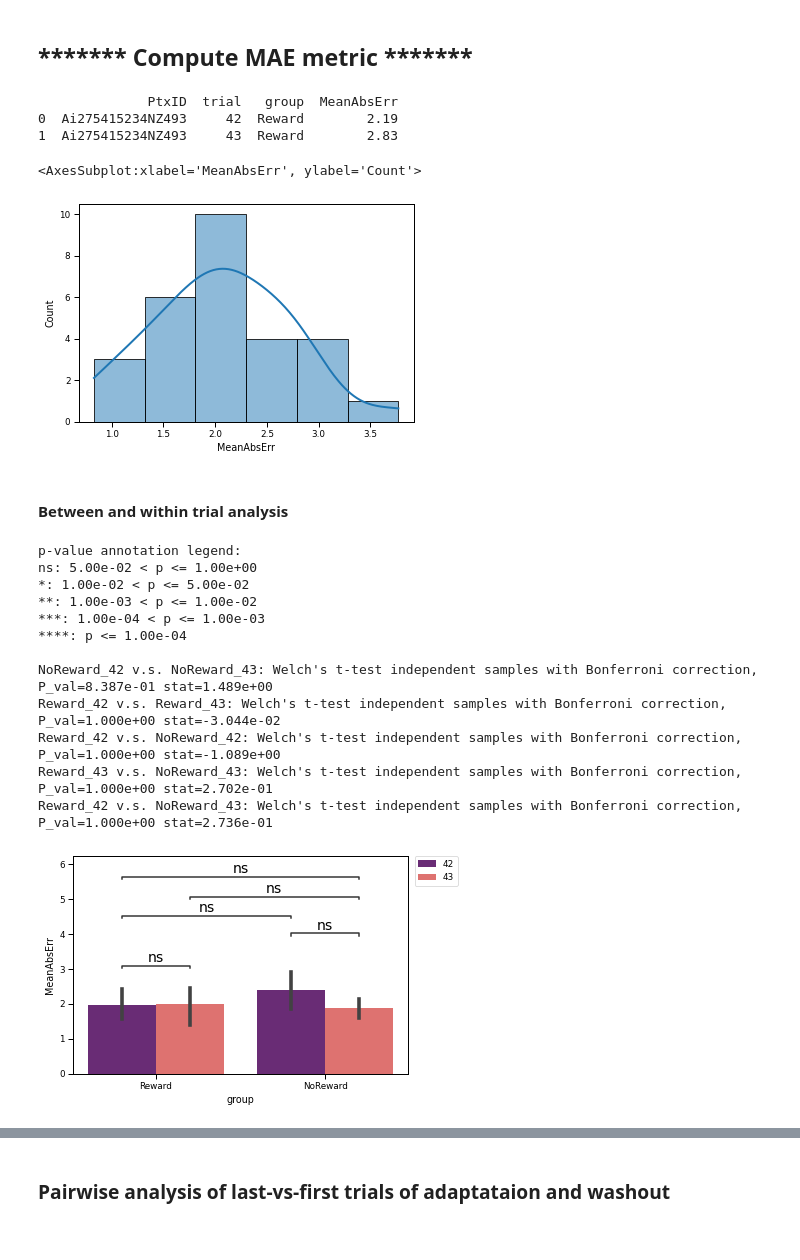
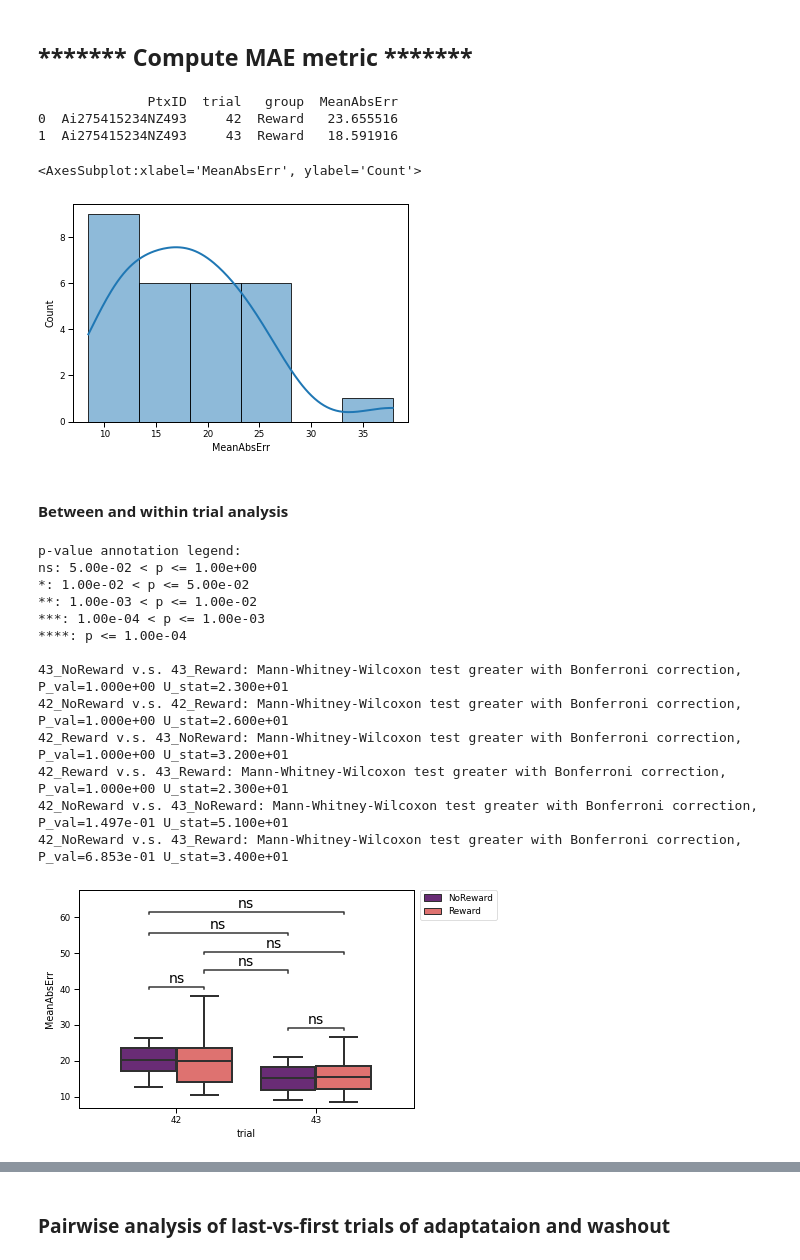
Before and after one commit to DiarKarim/SubEscape, a Jupyter notebook: SubEscape_Data_Analysis/SubEsc_Analysis.ipynb, the cells around one changed output, grey strips where cells are left out. Cells and saved outputs as stored; diff of their text form; code cells hidden in the pictures.

```diff
--- a/SubEscape_Data_Analysis/SubEsc_Analysis.ipynb
+++ b/SubEscape_Data_Analysis/SubEsc_Analysis.ipynb
@@ -42,10 +45,10 @@ sns.set_context("paper", rc = paper_rc)
 import os
 path = os.getcwd() + "/"
 print(path)
-path2Figures = path + '/Figure/'
+path2Figures = path + 'Figure/'
 print(path2Figures)
 
-path = "C:/Users/PC/Documents/Projects/Github/SubEscape/SubEscape_Data_Analysis/"
-path2Figures = "C:/Users/PC/Documents/Projects/Github/SubEscape/SubEscape_Data_Analysis/Figure/"
+# path = "C:/Users/PC/Documents/Projects/Github/SubEscape/SubEscape_Data_Analysis/"
+# path2Figures = "C:/Users/PC/Documents/Projects/Github/SubEscape/SubEscape_Data_Analysis/Figure/"
 # %% [output]
 C:\Users\PC\Documents\Projects\Github\SubEscape\SubEscape_Data_Analysis/
@@ -1792,9 +1900,9 @@ df_sub_alls.head(5)
 ## ******* Compute MAE metric *******
 # %%
 # This way uses groupby and seems to work
-# mabsErr = df_sub_alls.groupby(['PtxID','trial','group']).apply(lambda x: MeanAbsError(x.Target.dropna(), x.Dial_Raw.dropna()))
+mabsErr = df_sub_alls.groupby(['PtxID','trial','group']).apply(lambda x: MeanAbsError(x.Target.dropna(), x.Dial_Raw.dropna()))
 # mabsErr = df_sub_alls.groupby(['PtxID','trial','group']).apply(lambda x: MeanAbsError(x.Target.dropna(), x.Dial_Recon.dropna()))
-mabsErr = df_sub_alls.groupby(['PtxID','trial','group']).apply(lambda x: ManhattanErr(VelocityCompute(x[0:300].Dial_Raw.dropna()), VelocityCompute(x[0:300].Target.dropna())))
+# mabsErr = df_sub_alls.groupby(['PtxID','trial','group']).apply(lambda x: ManhattanErr(VelocityCompute(x[0:300].Dial_Raw.dropna()), VelocityCompute(x[0:300].Target.dropna())))
 
 # Convert series to dataframe using reset_index function, which does the job very well
 MeanAbsErrDF = mabsErr.reset_index()[:]
@@ -1806,9 +1914,9 @@ print(MeanAbsErrDF.head(2))
 sns.histplot(x='MeanAbsErr', data=MeanAbsErrDF, kde=True)
 # %% [output]
               PtxID  trial   group  MeanAbsErr
-0  Ai275415234NZ493     42  Reward        2.19
-1  Ai275415234NZ493     43  Reward        2.83
+0  Ai275415234NZ493     42  Reward   23.655516
+1  Ai275415234NZ493     43  Reward   18.591916
 <AxesSubplot:xlabel='MeanAbsErr', ylabel='Count'>
-[figure, old version]
+[figure, new version]
 # %% [markdown]
 #### Between and within trial analysis
@@ -1815,36 +1946,45 @@ sns.histplot(x='MeanAbsErr', data=MeanAbsErrDF, kde=True)
 # %%
-x = 'group'
+x = 'trial'
 y = 'MeanAbsErr'
-hue = 'trial'
-# hue_order = [42,43]
+hue = 'group'
+hue_order = ['NoReward','Reward']
 
-box_pairs=[(("Reward", 42), ("Reward", 43)),
-           (("NoReward", 42), ("NoReward", 43)),
-           (("Reward", 42), ("NoReward", 42)),
-           (("Reward", 43), ("NoReward", 43)),
-           (("Reward", 42), ("NoReward", 43)),
+# box_pairs=[(("Reward", 42), ("Reward", 43)),
+#            (("NoReward", 42), ("NoReward", 43)),
+#            (("Reward", 42), ("NoReward", 42)),
+#            (("Reward", 43), ("NoReward", 43)),
+#            (("Reward", 42), ("NoReward", 43)),
+#           ]
+
+box_pairs=[((42, "Reward"), (43, "Reward")),
+           ((42, "NoReward"), (43, "NoReward")),
+           ((42, "Reward"), (42, "NoReward")),
+           ((43, "Reward"), (43, "NoReward")),
+           ((42, "Reward"), (43, "NoReward")),
+           ((42, "NoReward"), (43, "Reward")),
           ]
 
 # ax = sns.barplot(x='group', y='MeanAbsErr', hue='trial',palette='magma', data=MeanAbsErrDF)
-ax = sns.barplot(data=MeanAbsErrDF, x=x, y=y, hue=hue, palette='magma')
+ax = sns.boxplot(data=MeanAbsErrDF, x=x, y=y, hue=hue, hue_order=hue_order, palette='magma')
 plt.legend(bbox_to_anchor=(1.02, 1), loc='upper left', borderaxespad=0)
 
-test_results = add_stat_annotation(ax, data=MeanAbsErrDF, x=x, y=y, hue=hue, box_pairs=box_pairs,
-                                   test='t-test_welch', text_format='star',
+test_results = add_stat_annotation(ax, data=MeanAbsErrDF, x=x, y=y, hue=hue, hue_order=hue_order, box_pairs=box_pairs,
+                                   test='Mann-Whitney-gt', text_format='star',
                                    loc='inside', verbose=2, fontsize=14)
 
 plt.savefig(path2Figures + 'First_vs_Last_AW' + str(time.time())[-1-5:-1] + '_.png', dpi=600, bbox_inches='tight')
 # %% [output]
 p-value annotation legend:
 ns: 5.00e-02 < p <= 1.00e+00
 *: 1.00e-02 < p <= 5.00e-02
 **: 1.00e-03 < p <= 1.00e-02
 ***: 1.00e-04 < p <= 1.00e-03
 ****: p <= 1.00e-04
 
-NoReward_42 v.s. NoReward_43: Welch's t-test independent samples with Bonferroni correction, P_val=8.387e-01 stat=1.489e+00
-Reward_42 v.s. Reward_43: Welch's t-test independent samples with Bonferroni correction, P_val=1.000e+00 stat=-3.044e-02
-Reward_42 v.s. NoReward_42: Welch's t-test independent samples with Bonferroni correction, P_val=1.000e+00 stat=-1.089e+00
-Reward_43 v.s. NoReward_43: Welch's t-test independent samples with Bonferroni correction, P_val=1.000e+00 stat=2.702e-01
-Reward_42 v.s. NoReward_43: Welch's t-test independent samples with Bonferroni correction, P_val=1.000e+00 stat=2.736e-01
+43_NoReward v.s. 43_Reward: Mann-Whitney-Wilcoxon test greater with Bonferroni correction, P_val=1.000e+00 U_stat=2.300e+01
+42_NoReward v.s. 42_Reward: Mann-Whitney-Wilcoxon test greater with Bonferroni correction, P_val=1.000e+00 U_stat=2.600e+01
+42_Reward v.s. 43_NoReward: Mann-Whitney-Wilcoxon test greater with Bonferroni correction, P_val=1.000e+00 U_stat=3.200e+01
+42_Reward v.s. 43_Reward: Mann-Whitney-Wilcoxon test greater with Bonferroni correction, P_val=1.000e+00 U_stat=2.300e+01
+42_NoReward v.s. 43_NoReward: Mann-Whitney-Wilcoxon test greater with Bonferroni correction, P_val=1.497e-01 U_stat=5.100e+01
+42_NoReward v.s. 43_Reward: Mann-Whitney-Wilcoxon test greater with Bonferroni correction, P_val=6.853e-01 U_stat=3.400e+01
-[figure, old version]
+[figure, new version]
```
Also changed, not shown: parts of 20 cells of this notebook, 50 other files.
